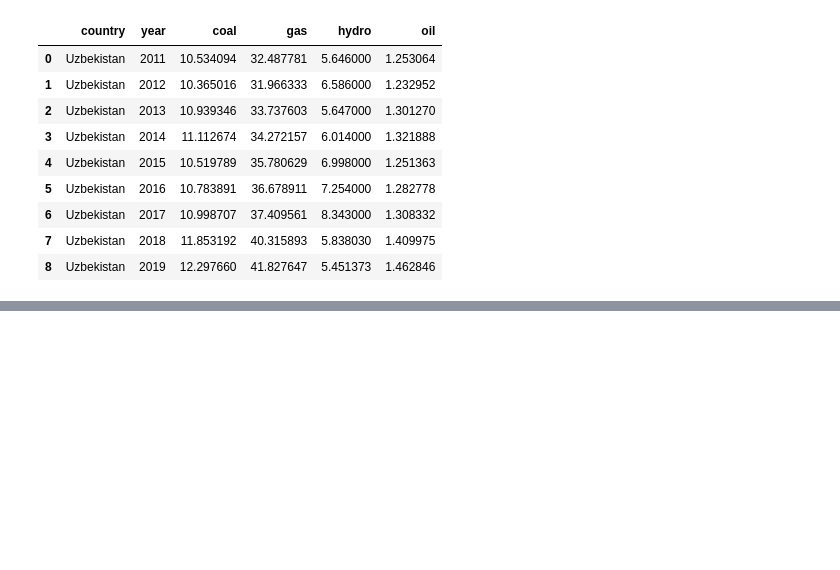
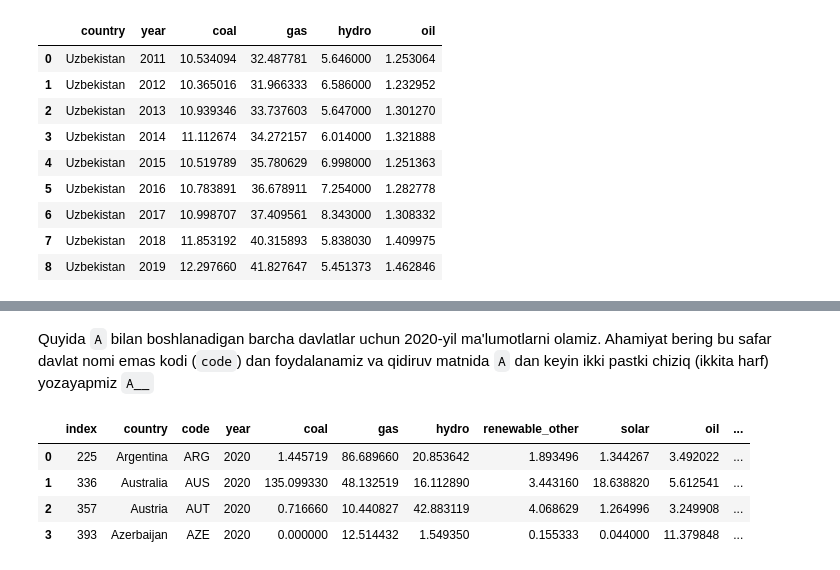
Before and after one commit to lazizrakhmat/DS-SQL, a Jupyter notebook: foydali_buyruqlar.ipynb, the cells around one changed output, grey strips where cells are left out. Cells and saved outputs as stored; diff of their text form; code cells hidden in the pictures; blank space fills up the shorter version.

```diff
--- a/foydali_buyruqlar.ipynb
+++ b/foydali_buyruqlar.ipynb
@@ -85,2 +163,13 @@ dfuz
+# %% [markdown]
+Quyida `A` bilan boshlanadigan barcha davlatlar uchun 2020-yil ma'lumotlarni olamiz. Ahamiyat bering bu safar davlat nomi emas kodi (`code`) dan foydalanamiz va qidiruv matnida `A` dan keyin ikki pastki chiziq (ikkita harf) yozayapmiz `A__`
+# %%
+query = "SELECT * FROM elect WHERE code LIKE 'A__' AND year=2020"
+pd.read_sql(query, db)
+# %% [output]
+|  | index | country | code | year | coal | gas | hydro | renewable_other | solar | oil | ... |
+| 0 | 225 | Argentina | ARG | 2020 | 1.445719 | 86.689660 | 20.853642 | 1.893496 | 1.344267 | 3.492022 | ... |
+| 1 | 336 | Australia | AUS | 2020 | 135.099330 | 48.132519 | 16.112890 | 3.443160 | 18.638820 | 5.612541 | ... |
+| 2 | 357 | Austria | AUT | 2020 | 0.716660 | 10.440827 | 42.883119 | 4.068629 | 1.264996 | 3.249908 | ... |
+| 3 | 393 | Azerbaijan | AZE | 2020 | 0.000000 | 12.514432 | 1.549350 | 0.155333 | 0.044000 | 11.379848 | ... |
 # %%
 db.close()
```
Also changed, not shown: parts of 9 cells of this notebook.
